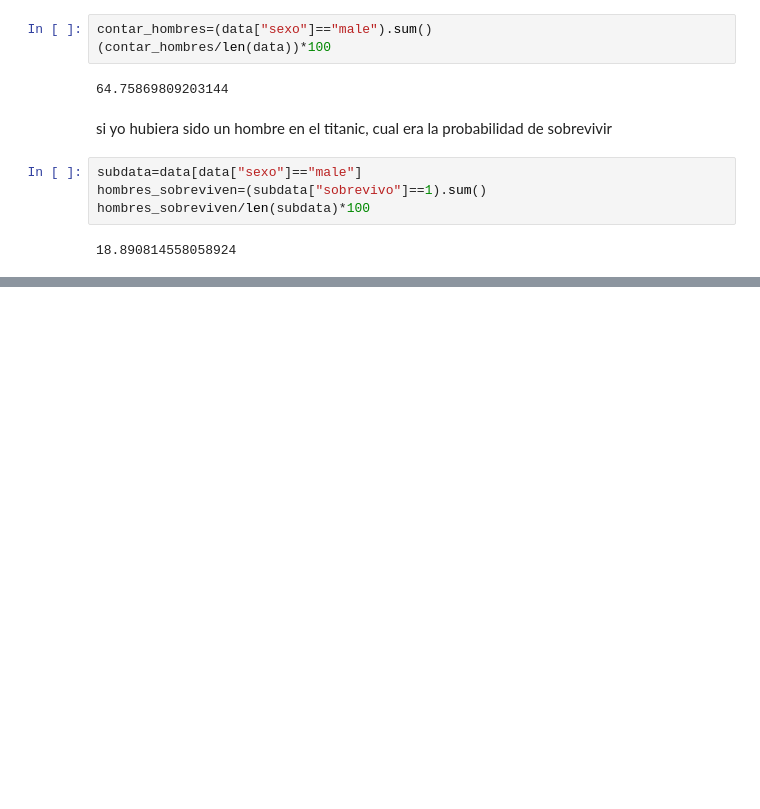
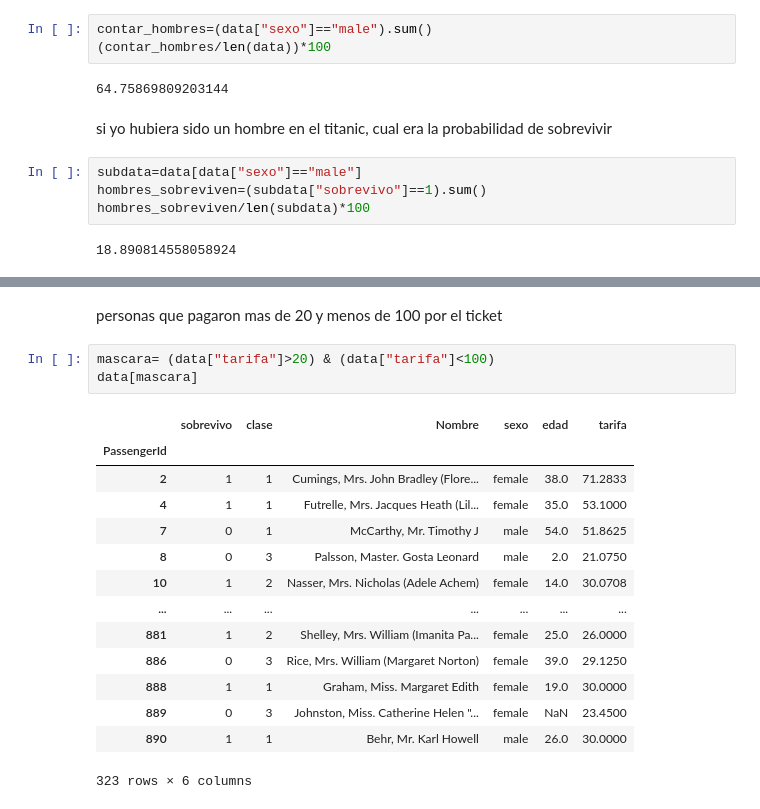
Before and after one commit to ricardoandresnietogomez/ensayo, a Jupyter notebook: Titanic.ipynb, the cells around one changed output, grey strips where cells are left out. Drawn from its saved outputs; the diff is of its cells as text; blank space fills up the shorter version.

```diff
--- a/Titanic.ipynb
+++ b/Titanic.ipynb
@@ -292,3 +326,23 @@ hombres_sobreviven/len(subdata)*100
+# %% [markdown]
+personas que pagaron mas de 20 y menos de 100 por el ticket
+# %%
+mascara= (data["tarifa"]>20) & (data["tarifa"]<100)
+data[mascara]
+# %% [output]
+|  | sobrevivo | clase | Nombre | sexo | edad | tarifa |
+| PassengerId |  |  |  |  |  |  |
+| 2 | 1 | 1 | Cumings, Mrs. John Bradley (Flore... | female | 38.0 | 71.2833 |
+| 4 | 1 | 1 | Futrelle, Mrs. Jacques Heath (Lil... | female | 35.0 | 53.1000 |
+| 7 | 0 | 1 | McCarthy, Mr. Timothy J | male | 54.0 | 51.8625 |
+| 8 | 0 | 3 | Palsson, Master. Gosta Leonard | male | 2.0 | 21.0750 |
+| 10 | 1 | 2 | Nasser, Mrs. Nicholas (Adele Achem) | female | 14.0 | 30.0708 |
+| ... | ... | ... | ... | ... | ... | ... |
+| 881 | 1 | 2 | Shelley, Mrs. William (Imanita Pa... | female | 25.0 | 26.0000 |
+| 886 | 0 | 3 | Rice, Mrs. William (Margaret Norton) | female | 39.0 | 29.1250 |
+| 888 | 1 | 1 | Graham, Miss. Margaret Edith | female | 19.0 | 30.0000 |
+| 889 | 0 | 3 | Johnston, Miss. Catherine Helen "... | female | NaN | 23.4500 |
+| 890 | 1 | 1 | Behr, Mr. Karl Howell | male | 26.0 | 30.0000 |
+323 rows × 6 columns
 # %%
 data
 data["sobrevivo"]# saca la matrix de todos los que estan en la columna sobrevivo
```
Also changed, not shown: parts of 11 cells of this notebook.
